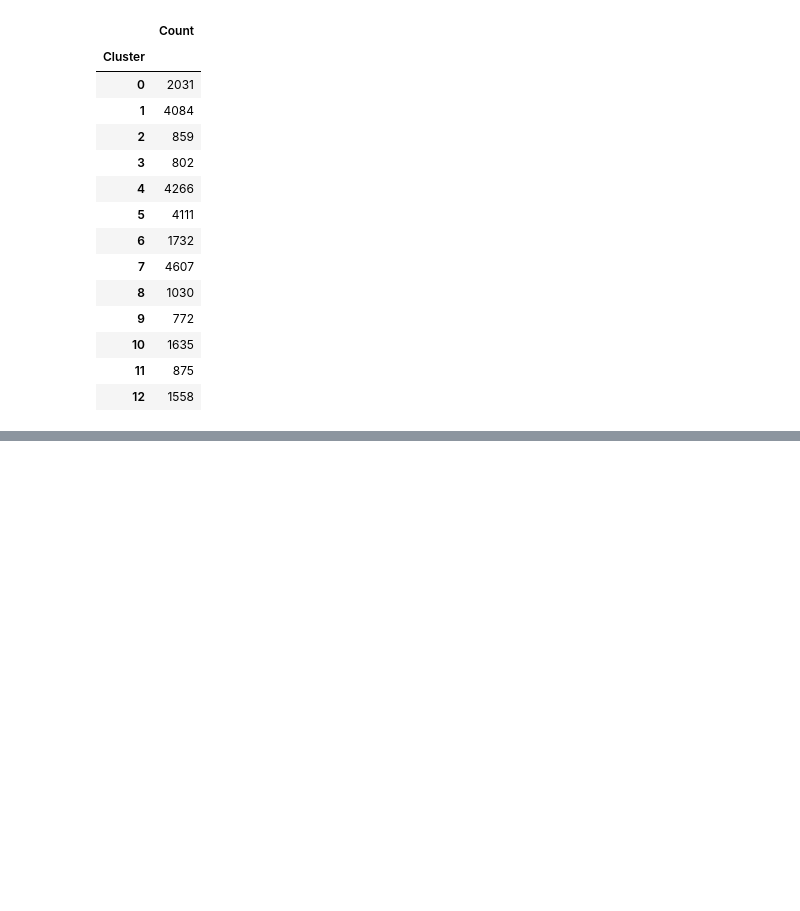
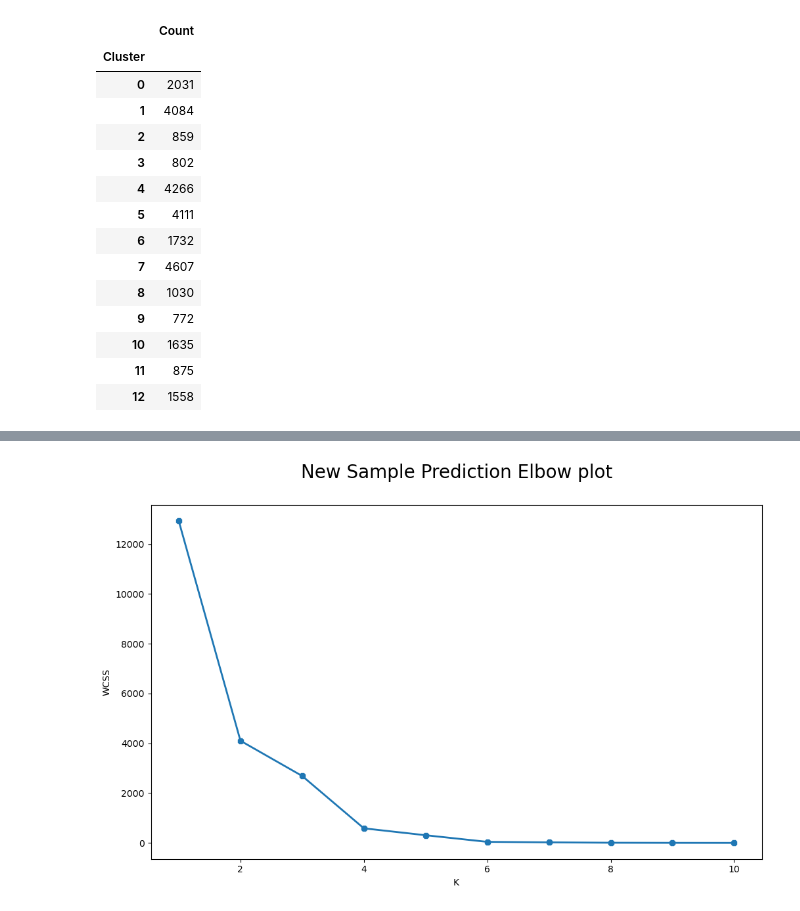
Before and after one commit to ohTMI/Music-Recommendation-Lab, a Jupyter notebook: Code/model.ipynb, the cells around one changed output, grey strips where cells are left out. Drawn from its saved outputs; the diff is of its cells as text; code cells hidden in the pictures; blank space fills up the shorter version.

Commit message:
more revisions and added new sample prediction to model

```diff
--- a/Code/model.ipynb
+++ b/Code/model.ipynb
@@ -355,0 +358,5 @@ label[clean_data['Cluster'] == 12].sample(10)
+# %%
+# Load new_sample data set
+test_path = r"/Users/sa20/Desktop/Music-Recommendation-Lab/Data/raw/recommend.csv"
+new_sample_test = pd.read_csv(test_path)
+new_sample_test.head()
@@ -355,0 +371,4 @@ label[clean_data['Cluster'] == 12].sample(10)
+# %%
+# Remove columns we will not be using
+clean_sample_test = new_sample_test.drop(["artist_name", "genre", "like/girls", "lyrics", "topic", "track_name", "Unnamed: 0"], axis=1)
+clean_sample_test.head()
@@ -355,0 +382,12 @@ label[clean_data['Cluster'] == 12].sample(10)
+# %%
+# Using previous test dataset
+Y1 = clean_sample_test.loc[:, ['len', 'dating', 'violence', 'world/life', 'night/time', 'shake the audience', 'family/gospel',
+                'romantic', 'communication', 'obscene', 'music', 'movement/places', 'light/visual perceptions',
+                 'family/spiritual', 'sadness', 'feelings', 'age' ]].values
+
+# Scaling new sample data
+scaler = StandardScaler()
+Y1_scaled = scaler.fit_transform(Y1)
+
+# Fit KMeans Model
+clean_sample_test['Cluster']= kmeans_scaled.predict(Y1_scaled)
@@ -355,0 +408,18 @@ label[clean_data['Cluster'] == 12].sample(10)
+# %%
+# Elbow plot
+wcss_scaled2= []
+for k in range(1, 11):
+    kmeans = KMeans(n_clusters = k, init = 'k-means++', random_state=42)
+    kmeans.fit(Y1)
+    wcss_scaled2.append(kmeans.inertia_)
+
+# Plot
+plt.figure(figsize = (12, 7))
+
+plt.plot(range(1, 11), wcss_scaled2, linewidth = 2, marker = '8')
+plt.title('New Sample Prediction Elbow plot\n', fontsize = 20)
+plt.xlabel('K')
+plt.ylabel('WCSS')
+plt.show()
+# %% [output]
+[figure, added]
```
Also changed, not shown: parts of 14 cells of this notebook, 1 other file.
